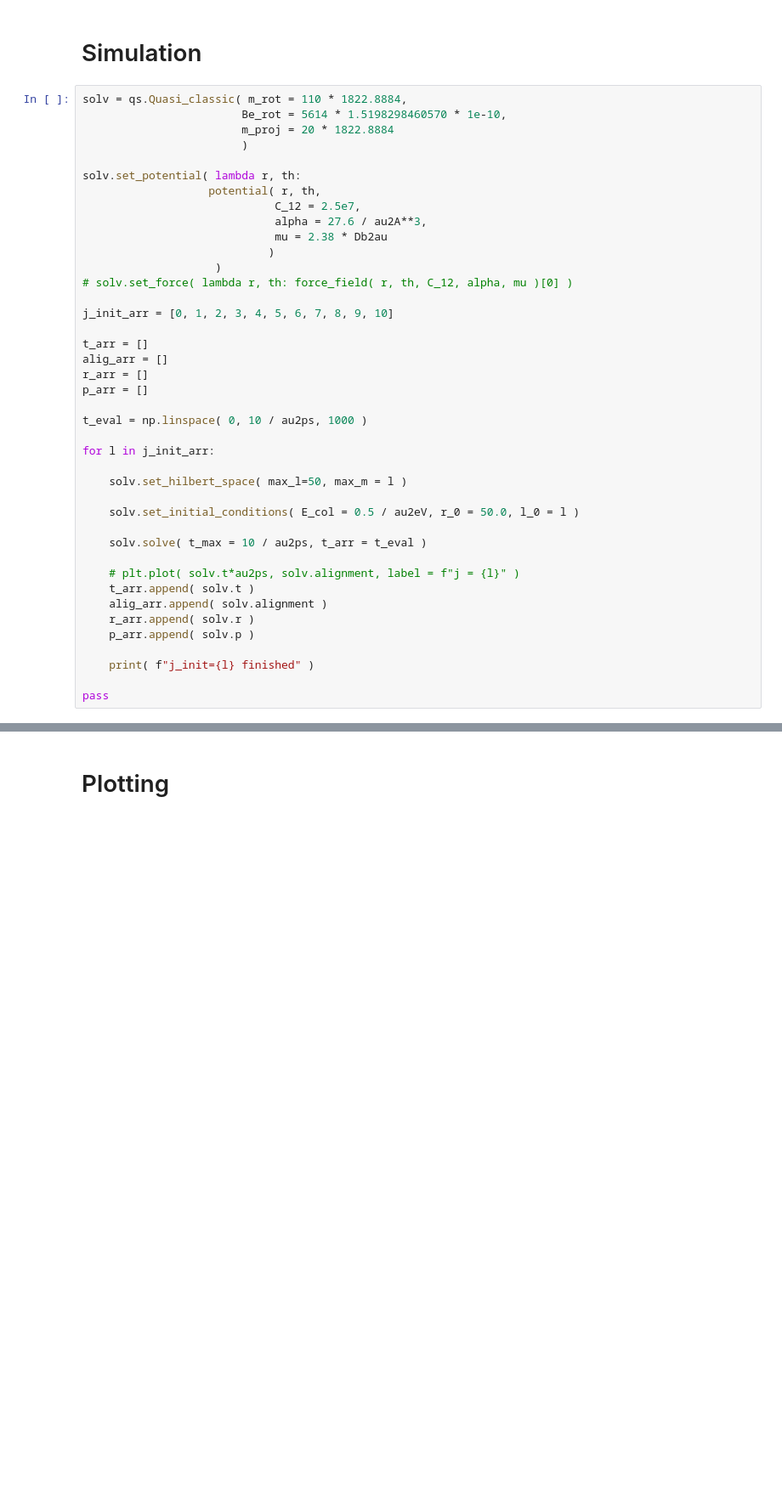
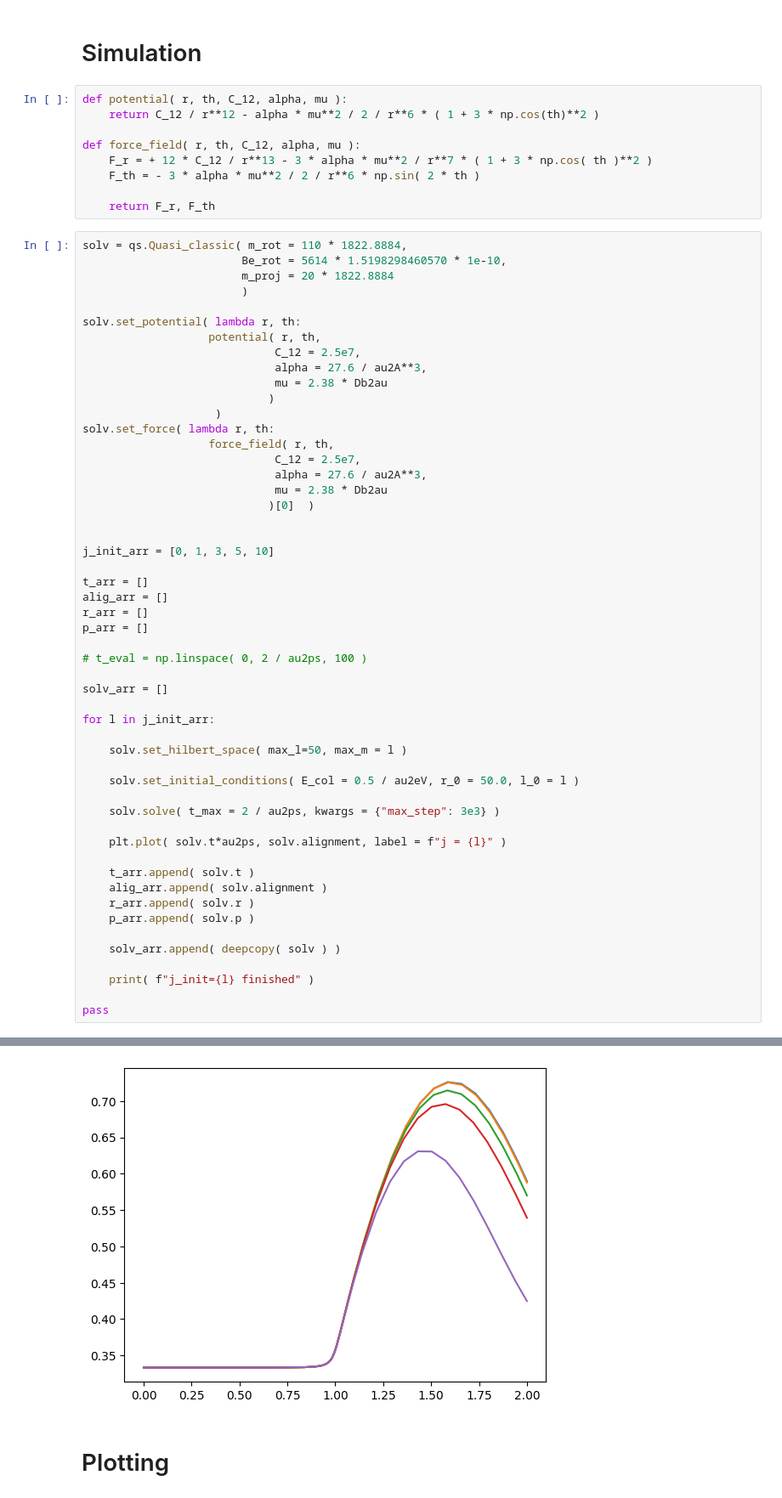
Before and after one commit to AK-Grabowsk3/NeOcs, a Jupyter notebook: analysis/HYQ_better_solver.ipynb, the cells around one changed output, grey strips where cells are left out. Shown: that part at 85% size. Saved outputs shown, nothing was run; the diff lists cells and outputs as text; blank space fills up the shorter version.

```diff
--- a/analysis/HYQ_better_solver.ipynb
+++ b/analysis/HYQ_better_solver.ipynb
@@ -19,6 +21,15 @@ au2A = 0.529177
 Db2au = 0.393456
 # %% [markdown]
 # Simulation
+# %%
+def potential( r, th, C_12, alpha, mu ):
+    return C_12 / r**12 - alpha * mu**2 / 2 / r**6 * ( 1 + 3 * np.cos(th)**2 )
+
+def force_field( r, th, C_12, alpha, mu ):
+    F_r = + 12 * C_12 / r**13 - 3 * alpha * mu**2 / r**7 * ( 1 + 3 * np.cos( th )**2 )
+    F_th = - 3 * alpha * mu**2 / 2 / r**6 * np.sin( 2 * th )
+
+    return F_r, F_th
 # %%
 solv = qs.Quasi_classic( m_rot = 110 * 1822.8884,
                         Be_rot = 5614 * 1.5198298460570 * 1e-10,
@@ -32,16 +43,24 @@ solv.set_potential( lambda r, th:
                              mu = 2.38 * Db2au
                             )
                     )
-# solv.set_force( lambda r, th: force_field( r, th, C_12, alpha, mu )[0] )
+solv.set_force( lambda r, th:
+                   force_field( r, th,
+                             C_12 = 2.5e7,
+                             alpha = 27.6 / au2A**3,
+                             mu = 2.38 * Db2au
+                            )[0]  )
 
-j_init_arr = [0, 1, 2, 3, 4, 5, 6, 7, 8, 9, 10]
+
+j_init_arr = [0, 1, 3, 5, 10]
 
 t_arr = []
 alig_arr = []
 r_arr = []
 p_arr = []
 
-t_eval = np.linspace( 0, 10 / au2ps, 1000 )
+# t_eval = np.linspace( 0, 2 / au2ps, 100 )
+
+solv_arr = []
 
 for l in j_init_arr:
 
@@ -49,14 +68,17 @@ for l in j_init_arr:
 
     solv.set_initial_conditions( E_col = 0.5 / au2eV, r_0 = 50.0, l_0 = l )
 
-    solv.solve( t_max = 10 / au2ps, t_arr = t_eval )
+    solv.solve( t_max = 2 / au2ps, kwargs = {"max_step": 3e3} )
 
-    # plt.plot( solv.t*au2ps, solv.alignment, label = f"j = {l}" )
+    plt.plot( solv.t*au2ps, solv.alignment, label = f"j = {l}" )
+
     t_arr.append( solv.t )
     alig_arr.append( solv.alignment )
     r_arr.append( solv.r )
     p_arr.append( solv.p )
 
+    solv_arr.append( deepcopy( solv ) )
+
     print( f"j_init={l} finished" )
 
 pass
@@ -74,3 +90,4 @@ j_init=9 finished
 j_init=10 finished
+[figure, added]
 # %% [markdown]
 # Plotting
```
Also changed, not shown: parts of 5 cells of this notebook, 7 other files.
